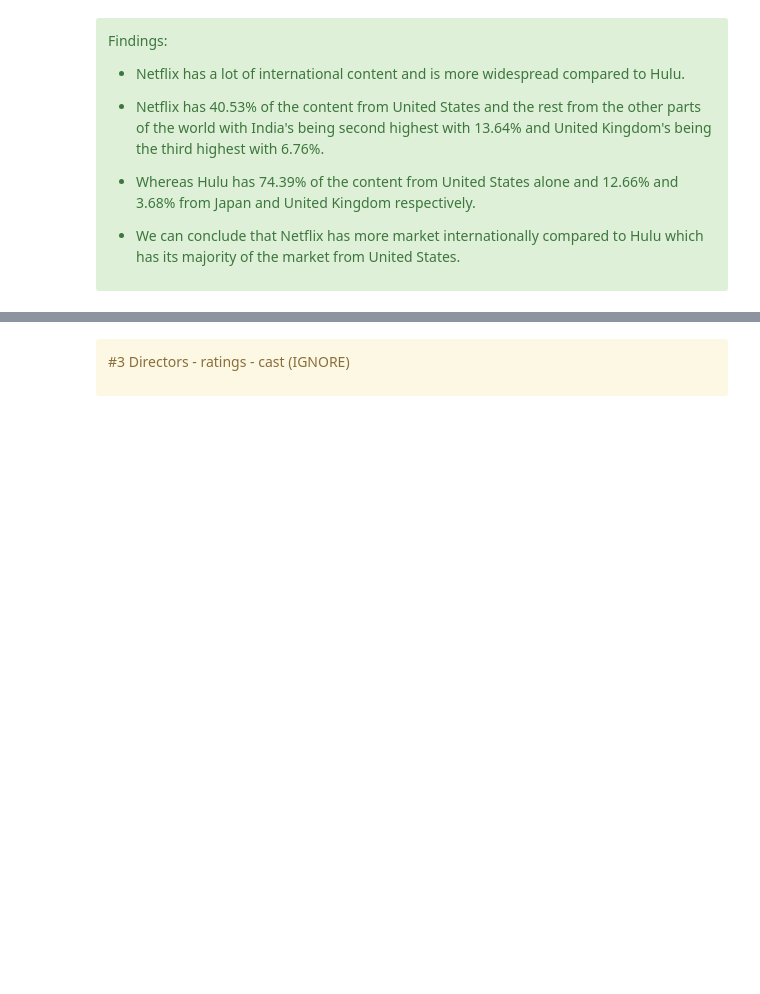
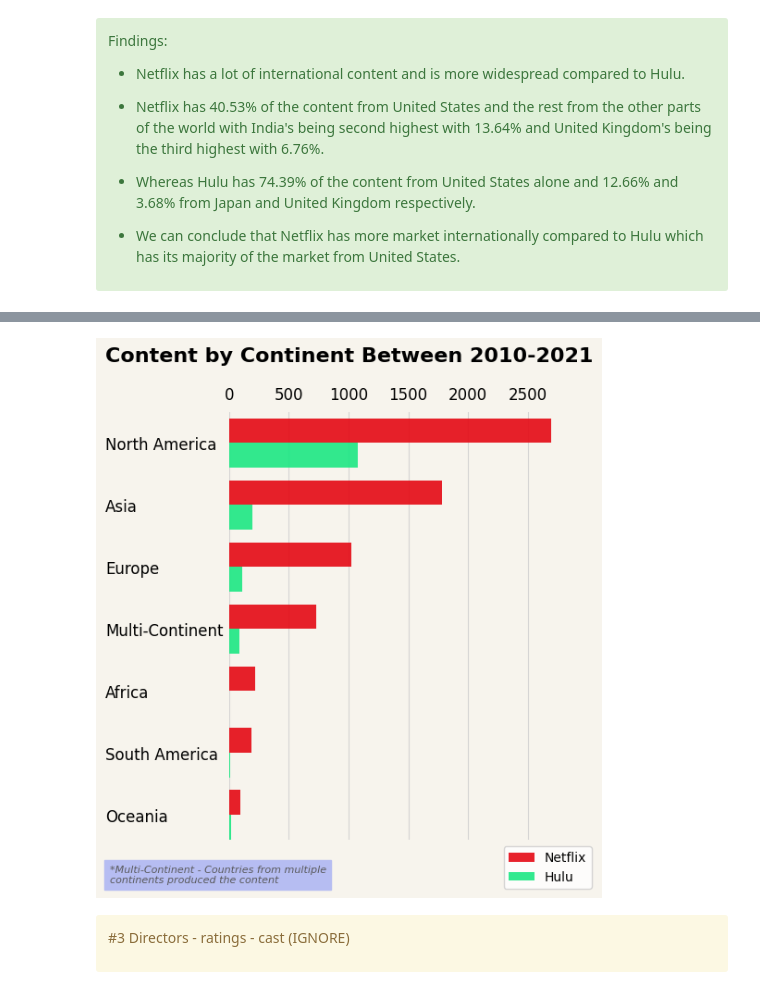
Before and after one commit to RickyMiura/Netflix-Hulu-EDA, a Jupyter notebook: plotting_gopi.ipynb, the cells around one changed output, grey strips where cells are left out. Cells and saved outputs as stored; diff of their text form; code cells hidden in the pictures; blank space fills up the shorter version.

```diff
--- a/plotting_gopi.ipynb
+++ b/plotting_gopi.ipynb
@@ -455,3 +454,5 @@ n_continent_type.sort_values('show_id', inplace=True)
 # %%
 h_continent_type = hulu.groupby(['continent']).count()
 h_continent_type.reset_index(inplace=True)
+h_continent_type.sort_values('show_id', inplace=True)
+h_continent_type = h_continent_type.reindex([5,6,0,3,2,1,4])
@@ -475,3 +483,45 @@ plt.show()
+# %%
+fig, ax = plt.subplots(figsize=(5,6))
+
+ax.barh(np.arange(len(n_continent_type))+0.20, n_continent_type['show_id'].values, height=0.40, color='#E50914', alpha=0.9,
+        zorder=3, label='Netflix')
+ax.barh(np.arange(len(h_continent_type))-0.20, h_continent_type['show_id'].values, height=0.40, color='#1ce783', alpha=0.9,
+        zorder=3, label='Hulu')
+
+ax.set_yticks(list(range(0,7)))
+ax.set_yticklabels(['Oceania', 'South America', 'Africa', 'Multi-Continent', 'Europe', 'Asia', 'North America'],
+                    ha='left', x=-0.32, fontsize=12)
+
+ax.tick_params(top=True, labeltop=True, bottom=False, labelbottom=False)
+ax.set_xlim(0,3000)
+ax.set_xticks(list(range(0,2501,500)))
+ax.set_xticklabels(list(range(0,2501,500)), fontsize=12)
+
+ax.set_ylim(-0.4,6.5)
+
+ax.set_title("Content by Continent Between 2010-2021", fontsize=16, fontweight='bold', x=0.335, y=1.1)
+ax.text(s="*Multi-Continent - Countries from multiple\ncontinents produced the content", color='#59595c',
+        fontsize=8, style='italic', x=-1000, y=-1.1, bbox=dict(facecolor='#b6bdf2', alpha=1, edgecolor='#b6bdf2'))
+
+ax.tick_params(bottom=False)
+ax.tick_params(left=False)
+ax.tick_params(right=False)
+ax.tick_params(top=False)
+
+ax.spines['left'].set_visible(False)
+ax.spines['top'].set_visible(False)
+ax.spines['right'].set_visible(False)
+ax.spines['bottom'].set_visible(False)
+
+fig.patch.set_facecolor('#f7f4ed')
+ax.set_facecolor('#f7f4ed')
+
+ax.grid(axis='x', color='#d6d5d4')
+plt.legend(bbox_to_anchor=(1.03, 0.0), fontsize=10)
+
+plt.show()
+# %% [output]
+[figure, added]
 # %% [markdown]
 <div class="alert alert-block alert-warning">
 
```
Also changed, not shown: parts of 7 cells of this notebook, 4 other files.
